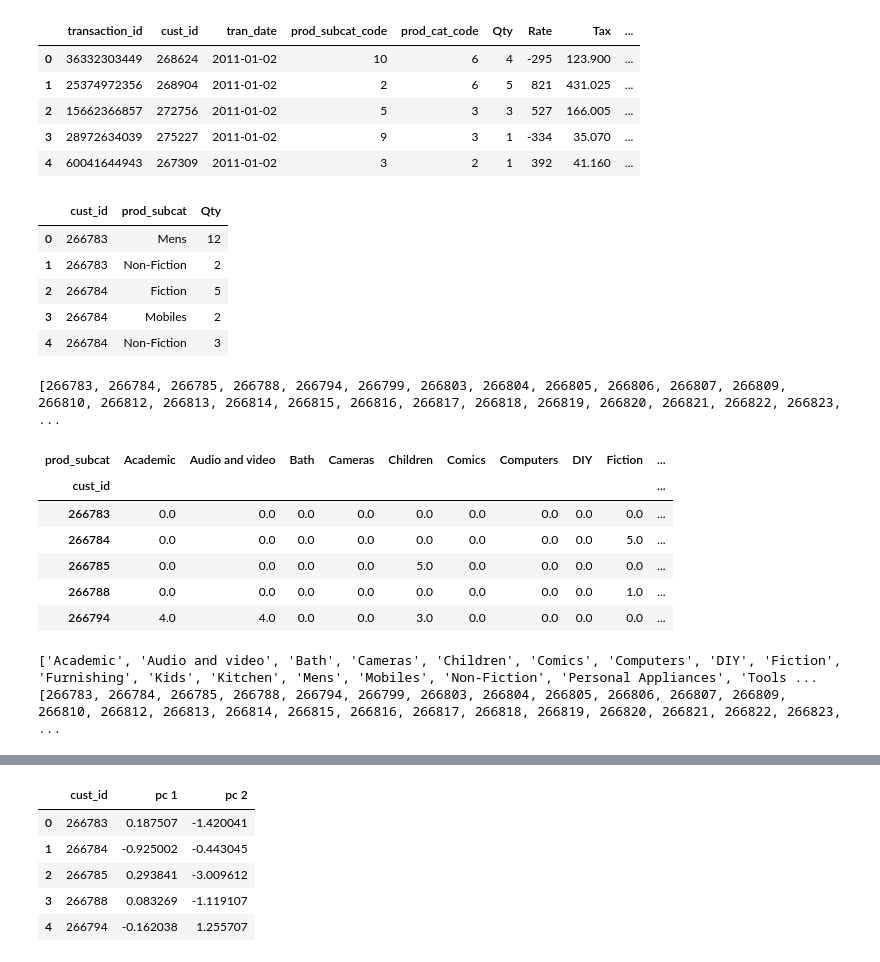
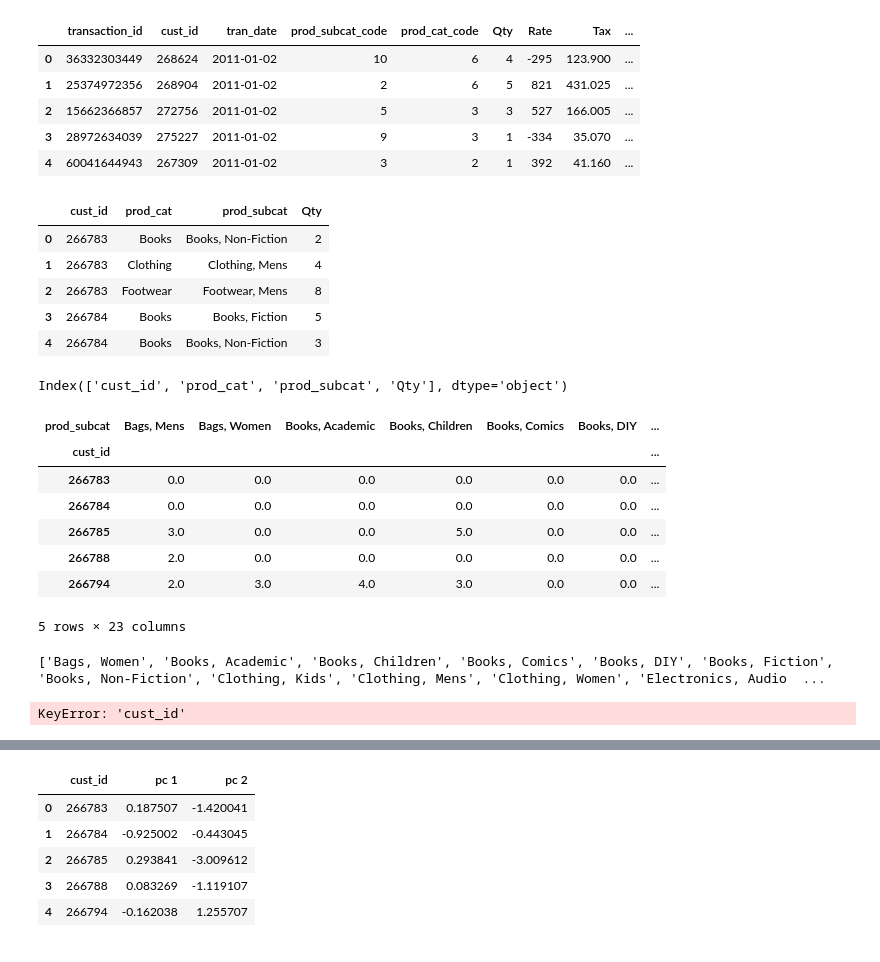
Before and after one commit to AlessandraMonaco/Visual-Analytics, a Jupyter notebook: src/app.ipynb, the cells around one changed output, grey strips where cells are left out. Drawn from its saved outputs; the diff is of its cells as text; code cells hidden in the pictures.

```diff
--- a/src/app.ipynb
+++ b/src/app.ipynb
@@ -110,33 +119,35 @@ data.head()
 | 3 | 28972634039 | 275227 | 2011-01-02 | 9 | 3 | 1 | -334 | 35.070 | ... |
 | 4 | 60041644943 | 267309 | 2011-01-02 | 3 | 2 | 1 | 392 | 41.160 | ... |
 # %%
-gr_data = data.groupby(['cust_id', 'prod_subcat'])["Qty"].apply(lambda x : x.astype(int).sum()).to_frame()
+gr_data = data.groupby(['cust_id', 'prod_cat', 'prod_subcat'])["Qty"].apply(lambda x : x.astype(int).sum()).to_frame()
 gr_data = gr_data.reset_index()
+gr_data['prod_subcat'] = gr_data['prod_cat']+", "+gr_data['prod_subcat'] #concatenate strings
 gr_data.head()
 # %% [output]
-|  | cust_id | prod_subcat | Qty |
-| 0 | 266783 | Mens | 12 |
-| 1 | 266783 | Non-Fiction | 2 |
-| 2 | 266784 | Fiction | 5 |
-| 3 | 266784 | Mobiles | 2 |
-| 4 | 266784 | Non-Fiction | 3 |
+|  | cust_id | prod_cat | prod_subcat | Qty |
+| 0 | 266783 | Books | Books, Non-Fiction | 2 |
+| 1 | 266783 | Clothing | Clothing, Mens | 4 |
+| 2 | 266783 | Footwear | Footwear, Mens | 8 |
+| 3 | 266784 | Books | Books, Fiction | 5 |
+| 4 | 266784 | Books | Books, Non-Fiction | 3 |
 # %%
 gr_data.columns
-print(gr_data.cust_id.tolist())
+#print(gr_data.cust_id.tolist())
 # %% [output]
-[266783, 266784, 266785, 266788, 266794, 266799, 266803, 266804, 266805, 266806, 266807, 266809, 266810, 266812, 266813, 266814, 266815, 266816, 266817, 266818, 266819, 266820, 266821, 266822, 266823, ...
+Index(['cust_id', 'prod_cat', 'prod_subcat', 'Qty'], dtype='object')
 # %%
 gr_data = gr_data.pivot(index="cust_id", columns="prod_subcat", values="Qty")
 gr_data = gr_data.fillna(0)
 gr_data.head()
 # %% [output]
-| prod_subcat | Academic | Audio and video | Bath | Cameras | Children | Comics | Computers | DIY | Fiction | ... |
-| cust_id |  |  |  |  |  |  |  |  |  | ... |
-| 266783 | 0.0 | 0.0 | 0.0 | 0.0 | 0.0 | 0.0 | 0.0 | 0.0 | 0.0 | ... |
-| 266784 | 0.0 | 0.0 | 0.0 | 0.0 | 0.0 | 0.0 | 0.0 | 0.0 | 5.0 | ... |
-| 266785 | 0.0 | 0.0 | 0.0 | 0.0 | 5.0 | 0.0 | 0.0 | 0.0 | 0.0 | ... |
-| 266788 | 0.0 | 0.0 | 0.0 | 0.0 | 0.0 | 0.0 | 0.0 | 0.0 | 1.0 | ... |
-| 266794 | 4.0 | 4.0 | 0.0 | 0.0 | 3.0 | 0.0 | 0.0 | 0.0 | 0.0 | ... |
+| prod_subcat | Bags, Mens | Bags, Women | Books, Academic | Books, Children | Books, Comics | Books, DIY | ... |
+| cust_id |  |  |  |  |  |  | ... |
+| 266783 | 0.0 | 0.0 | 0.0 | 0.0 | 0.0 | 0.0 | ... |
+| 266784 | 0.0 | 0.0 | 0.0 | 0.0 | 0.0 | 0.0 | ... |
+| 266785 | 3.0 | 0.0 | 0.0 | 5.0 | 0.0 | 0.0 | ... |
+| 266788 | 2.0 | 0.0 | 0.0 | 0.0 | 0.0 | 0.0 | ... |
+| 266794 | 2.0 | 3.0 | 4.0 | 3.0 | 0.0 | 0.0 | ... |
+5 rows × 23 columns
 # %%
 # Get feature names
 features = gr_data.columns[1:].tolist()
@@ -146,8 +157,8 @@ print(features)
 customers = gr_data["cust_id"].tolist()
 print(customers)
 # %% [output]
-['Academic', 'Audio and video', 'Bath', 'Cameras', 'Children', 'Comics', 'Computers', 'DIY', 'Fiction', 'Furnishing', 'Kids', 'Kitchen', 'Mens', 'Mobiles', 'Non-Fiction', 'Personal Appliances', 'Tools ...
-[266783, 266784, 266785, 266788, 266794, 266799, 266803, 266804, 266805, 266806, 266807, 266809, 266810, 266812, 266813, 266814, 266815, 266816, 266817, 266818, 266819, 266820, 266821, 266822, 266823, ...
+['Bags, Women', 'Books, Academic', 'Books, Children', 'Books, Comics', 'Books, DIY', 'Books, Fiction', 'Books, Non-Fiction', 'Clothing, Kids', 'Clothing, Mens', 'Clothing, Women', 'Electronics, Audio  ...
+KeyError: 'cust_id'
 # %%
 # Separating out the features
 x = gr_data.loc[:, features].values
```
Also changed, not shown: parts of 18 cells of this notebook, 3 other files.
